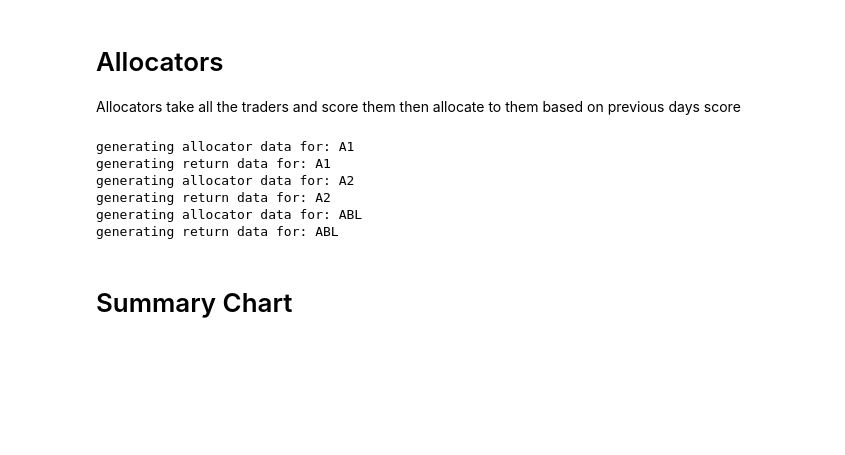
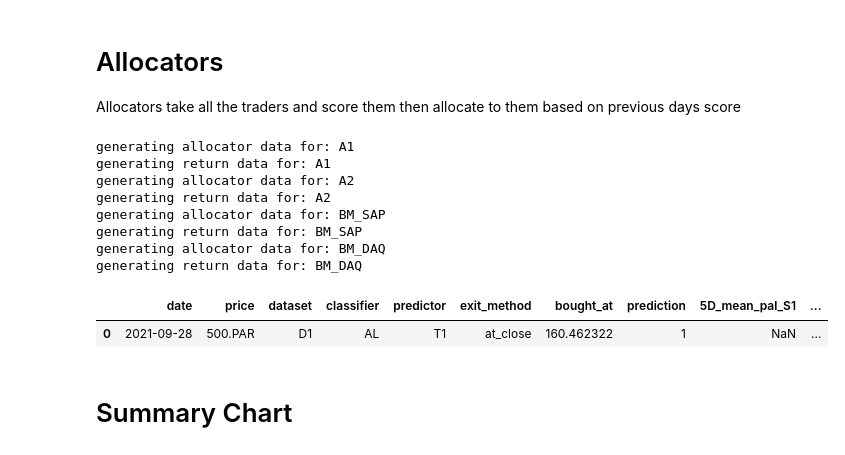
Before and after one commit to michaeldowd2/timeseriesanalysis, a Jupyter notebook: classification_analysis.ipynb, the cells around one changed output. Saved outputs shown, nothing was run; the diff lists cells and outputs as text; code cells hidden in the pictures; blank space fills up the shorter version.

Commit message:
add price loop and move to run functions

```diff
--- a/classification_analysis.ipynb
+++ b/classification_analysis.ipynb
@@ -509,17 +466,18 @@ for a in allocators:
         allocator_results[a] = pd.read_csv('output\\' + runid + '\\allocators\\' + a + '.csv')
     elif allocator_load_mode == 'generate':
         trader_dfs = []
-        for d in datasets:
-            if not CheckKeys(False, datasets[d].included, datasets[d].excluded, datasets[d].label):
-                continue
-            for c in classifiers:
-                if not CheckKeys(False, classifiers[c].included, classifiers[c].excluded, datasets[d].label, d):
+        for p in prices:
+            for d in datasets:
+                if not CheckKeys(False, datasets[d].included, datasets[d].excluded, p):
                     continue
-                for p in predictors:
-                    if not CheckKeys(False, predictors[p].included, predictors[p].excluded, datasets[d].label, d, c):
+                for c in classifiers:
+                    if not CheckKeys(False, classifiers[c].included, classifiers[c].excluded, p, d):
                         continue
-                    if CheckKeys(False, allocators[a].included, allocators[a].excluded, datasets[d].label, d, c, p):
-                        trader_dfs.append(dataset_classifier_predictor_results[d][c][p])
+                    for t in predictors:
+                        if not CheckKeys(False, predictors[t].included, predictors[t].excluded, p, d, c):
+                            continue
+                        if CheckKeys(False, allocators[a].included, allocators[a].excluded, p, d, c, t):
+                            trader_dfs.append(price_dataset_classifier_predictor_results[p][d][c][t])
         if len(trader_dfs)>0:
             print('generating allocator data for: ' + a)
             allocator_results[a] = allocators[a].GeneratePortfolioResults(trader_dfs)
@@ -535,10 +493,15 @@ generating allocator data for: A1
 generating return data for: A1
 generating allocator data for: A2
 generating return data for: A2
-generating allocator data for: ABL
-generating return data for: ABL
+generating allocator data for: BM_SAP
+generating return data for: BM_SAP
+generating allocator data for: BM_DAQ
+generating return data for: BM_DAQ
 # %%
-#allocator_results['ABL'][(allocator_results['ABL']['date']=='2021-09-24')]
+allocator_results['BM_SAP'][(allocator_results['BM_SAP']['date']=='2021-09-28')]
+# %% [output]
+|  | date | price | dataset | classifier | predictor | exit_method | bought_at | prediction | 5D_mean_pal_S1 | ... |
+| 0 | 2021-09-28 | 500.PAR | D1 | AL | T1 | at_close | 160.462322 | 1 | NaN | ... |
 # %%
 #allocator_returns['ABL']
 # %%
```
Also changed, not shown: parts of 16 cells of this notebook, 3 other files.
